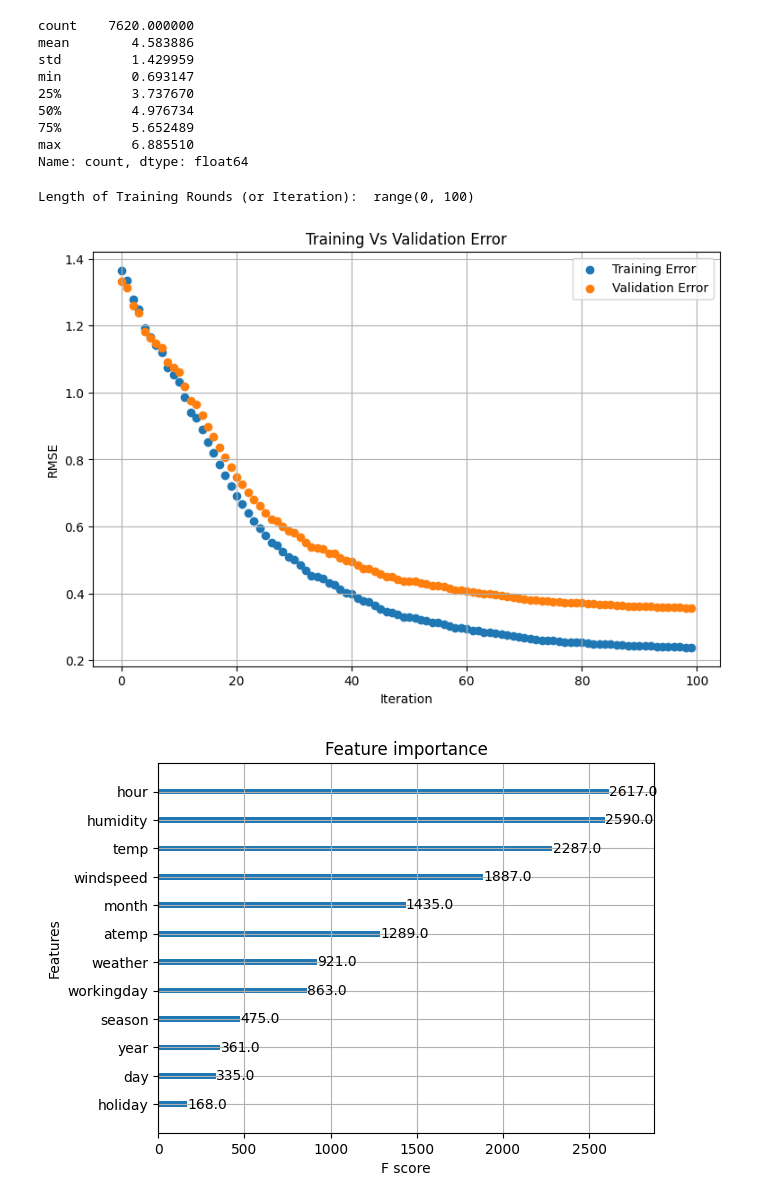
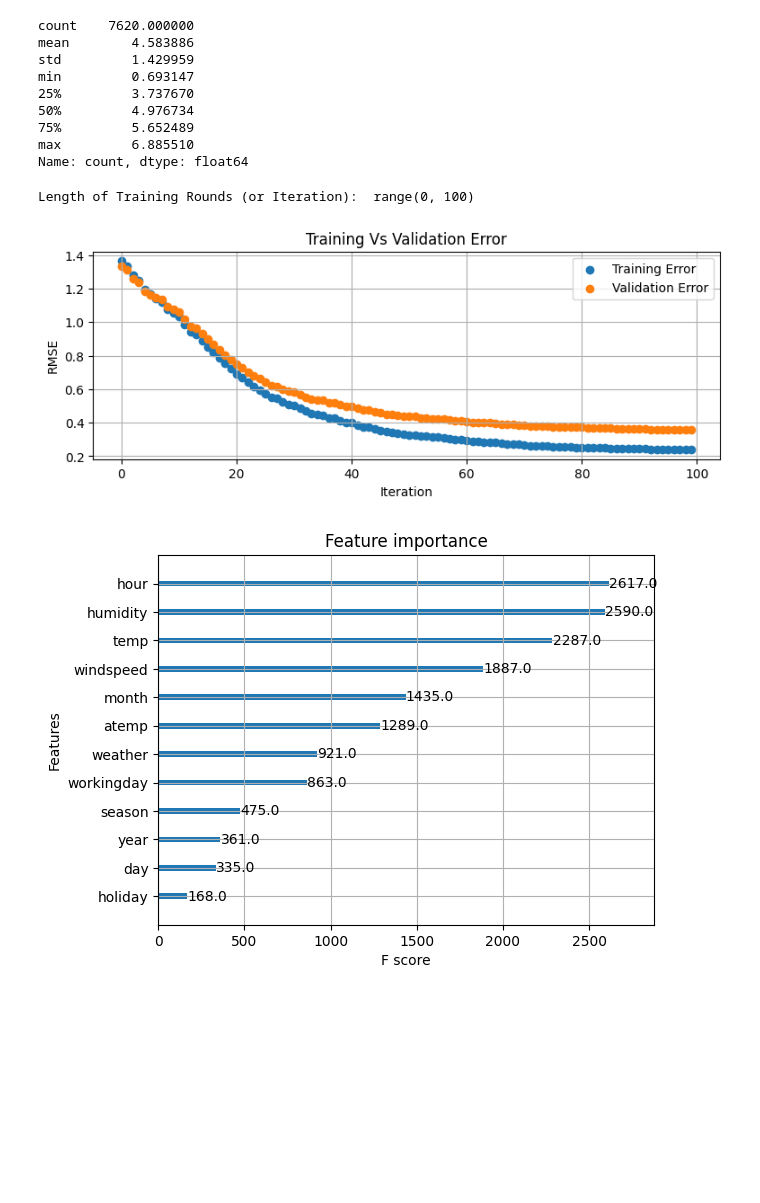
Before and after one commit to robinyUArizona/Bike-Sharing-Demand-Regression-Analysis, a Jupyter notebook: notebooks/1- bikerental_xgboost_PredictiveModelling-localmode.ipynb, the cells around one changed output. Drawn from its saved outputs; the diff is of its cells as text; code cells hidden in the pictures; blank space fills up the shorter version.

```diff
--- a/notebooks/1- bikerental_xgboost_PredictiveModelling-localmode.ipynb
+++ b/notebooks/1- bikerental_xgboost_PredictiveModelling-localmode.ipynb
@@ -55,10 +54,10 @@ display(df_validation.head())
 # %%
 ## Preparing Independent features and dependent feature
 X_train = df_train.iloc[:,1:] # Features: 1st column onwards
-y_train = df_train.iloc[:,0].ravel() # Target: 0th column
+y_train = df_train.iloc[:,0] # Target: 0th column
 
 X_validation = df_validation.iloc[:,1:]
-y_validation = df_validation.iloc[:,0].ravel()
+y_validation = df_validation.iloc[:,0]
 
 display(X_train.head(3))
 ## XGBoost accepts target variable in first column
@@ -230,22 +229,22 @@ eval_result = regressor.evals_result()
 # %%
 ### Plotting "training error" vs. "validation error" -- to check model performance
 ## No.of Iterations
 training_rounds = range(len(eval_result['validation_0']['rmse']))
 print("Length of Training Rounds (or Iteration): ", training_rounds)
 
 ## plot
-plt.figure(figsize=(9,6))
+plt.figure(figsize=(9,3))
 plt.scatter(x=training_rounds, y=eval_result['validation_0']['rmse'], label='Training Error')
 plt.scatter(x=training_rounds, y=eval_result['validation_1']['rmse'], label='Validation Error')
 plt.grid(True)
 plt.xlabel('Iteration')
 plt.ylabel('RMSE')
 plt.title('Training Vs Validation Error')
 plt.legend()
 plt.show()
 # %% [output]
 Length of Training Rounds (or Iteration):  range(0, 100)
-[figure, old version]
+[figure, new version]
 # %%
 ## Feature importance
 xgb.plot_importance(regressor)
```
Also changed, not shown: parts of 6 cells of this notebook, 1 other file.
